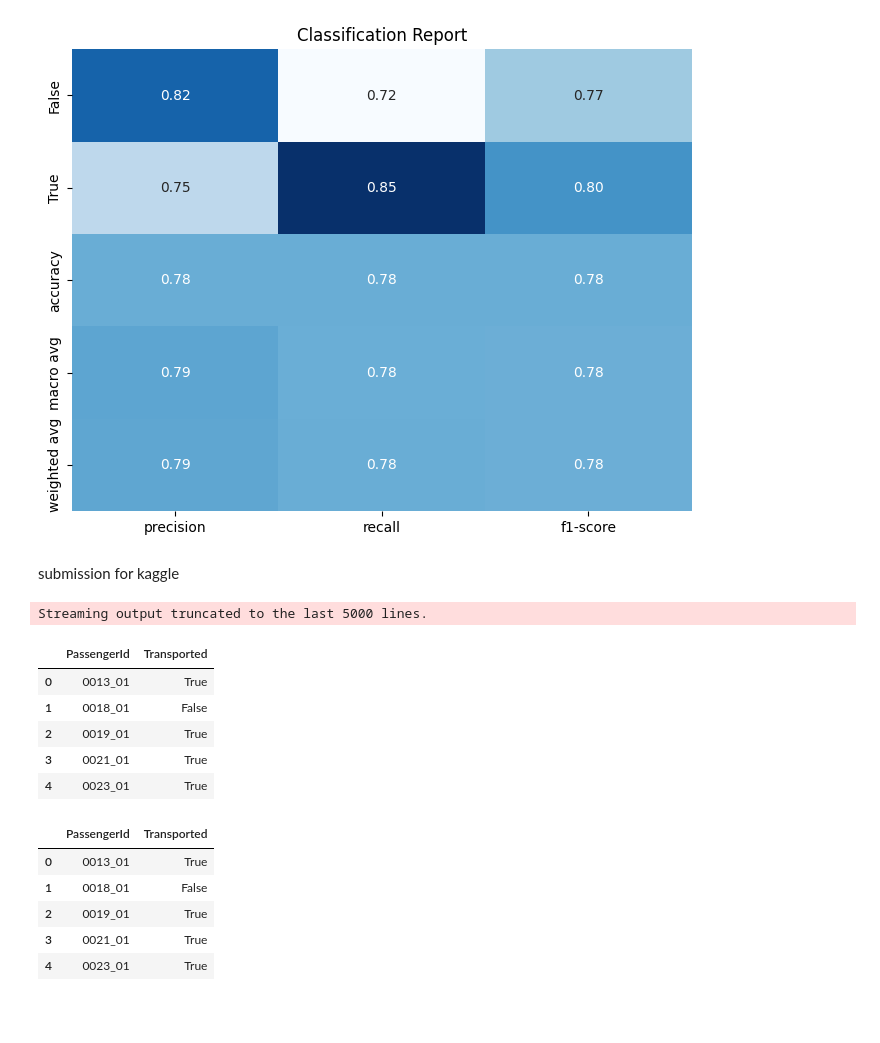
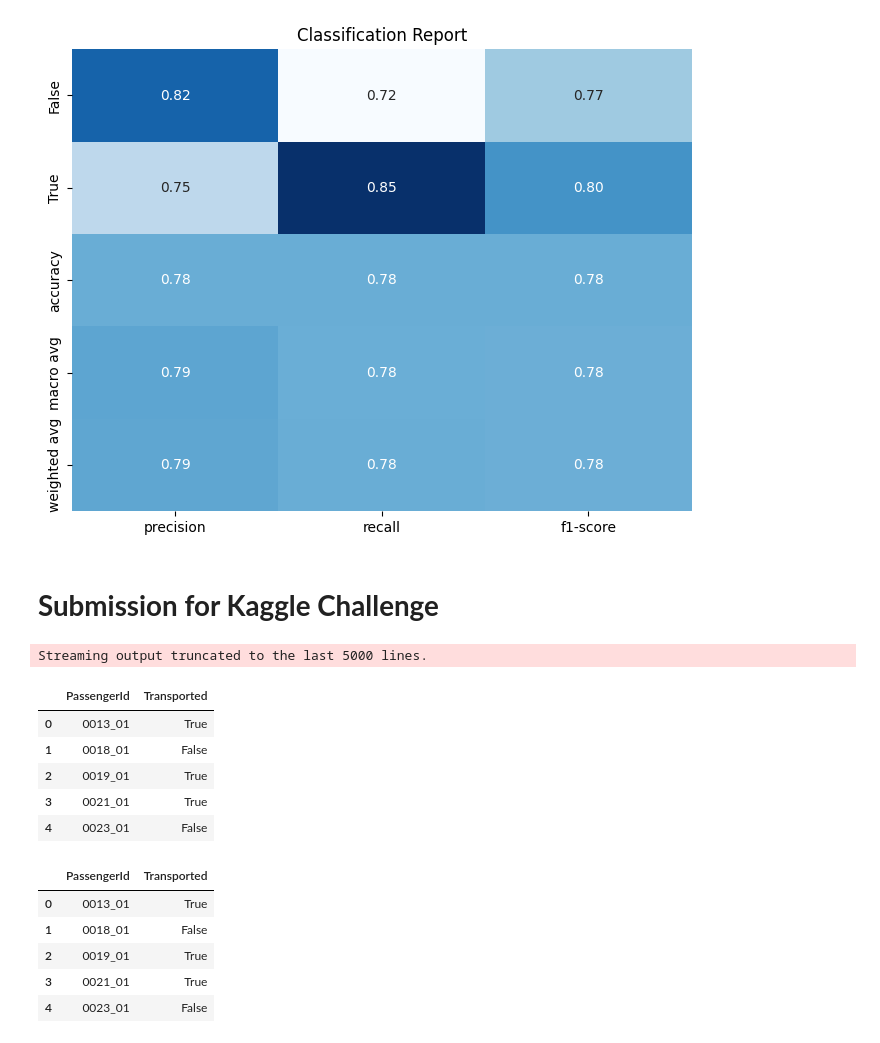
Before and after one commit to 7PAM2015-0105-2023-TEAM17/Kaggle-Challenge-Team-17, a Jupyter notebook: kaggle_Challenge_TEAM_17.ipynb, the cells around one changed output. Cells and saved outputs as stored; diff of their text form; code cells hidden in the pictures; blank space fills up the shorter version.

Commit message:
updated with new model LOGISTIC regression but results are much poor than before

```diff
--- a/kaggle_Challenge_TEAM_17.ipynb
+++ b/kaggle_Challenge_TEAM_17.ipynb
@@ -282,3 +283,13 @@ gb_classifier = GradientBoostingClassifier(random_state=42)
 gb_classifier.fit(X_train, y_train)
 # %% [output]
 GradientBoostingClassifier(random_state=42)
+# %%
+#Trying LOGISTIC REGRESSION this time
+
+from sklearn.linear_model import LogisticRegression
+
+# Initialize the Logistic Regression Classifier
+lr_classifier = LogisticRegression(random_state=42)
+
+# Train the model on the training data
+lr_classifier.fit(X_train, y_train)
@@ -302,8 +344,8 @@ plt.title('Classification Report')
 plt.show()
 # %% [output]
 [figure]
-# %% [markdown]
-submission for kaggle
+# %% [markdown]
+# **Submission for Kaggle Challenge**
 # %%
 test_url = 'https://raw.githubusercontent.com/7PAM2015-0105-2023-TEAM17/Kaggle-Challenge-Team-17/main/test.csv'
 
@@ -317,39 +359,39 @@ test_df['HomePlanet'].fillna(test_df['HomePlanet'].mode()[0], inplace=True)
 test_df['CryoSleep'].fillna(test_df['CryoSleep'].mode()[0], inplace=True)
 test_df['Cabin'].fillna('Unknown', inplace=True)
 test_df['Destination'].fillna(test_df['Destination'].mode()[0], inplace=True)
 test_df['Age'].fillna(test_df['Age'].median(), inplace=True)
 test_df['VIP'].fillna(test_df['VIP'].mode()[0], inplace=True)
 test_df['RoomService'].fillna(test_df['RoomService'].median(), inplace=True)
 test_df['FoodCourt'].fillna(test_df['FoodCourt'].median(), inplace=True)
 test_df['ShoppingMall'].fillna(test_df['ShoppingMall'].median(), inplace=True)
 test_df['Spa'].fillna(test_df['Spa'].median(), inplace=True)
 test_df['VRDeck'].fillna(test_df['VRDeck'].median(), inplace=True)
 test_df.drop(columns=['Name'], inplace=True)
 
 test_df = pd.get_dummies(test_df)
 
 missing_columns = set(X.columns) - set(test_df.columns)
 for column in missing_columns:
     test_df[column] = 0
 
 test_df = test_df[X.columns]
-predictions = gb_classifier.predict(test_df)
+predictions = lr_classifier.predict(test_df)
 n_predictions = (predictions > 0.5).astype(bool)
 
 output = pd.DataFrame({'PassengerId': submission_id, 'Transported': n_predictions.squeeze()})
 output.head()
 # %% [output]
 Streaming output truncated to the last 5000 lines.
 |  | PassengerId | Transported |
 | 0 | 0013_01 | True |
 | 1 | 0018_01 | False |
 | 2 | 0019_01 | True |
 | 3 | 0021_01 | True |
-| 4 | 0023_01 | True |
+| 4 | 0023_01 | False |
 # %%
 output = pd.DataFrame({'PassengerId': submission_id, 'Transported': n_predictions.squeeze()})
 # %%
-output.to_csv('submissionwith GB classifier.csv', index=False)
+output.to_csv('submissionwith LR classifier.csv', index=False)
 output.head()
 # %% [output]
 |  | PassengerId | Transported |
@@ -357,4 +399,4 @@ output.head()
 | 1 | 0018_01 | False |
 | 2 | 0019_01 | True |
 | 3 | 0021_01 | True |
-| 4 | 0023_01 | True |
+| 4 | 0023_01 | False |
```
Also changed, not shown: parts of 19 cells of this notebook.
